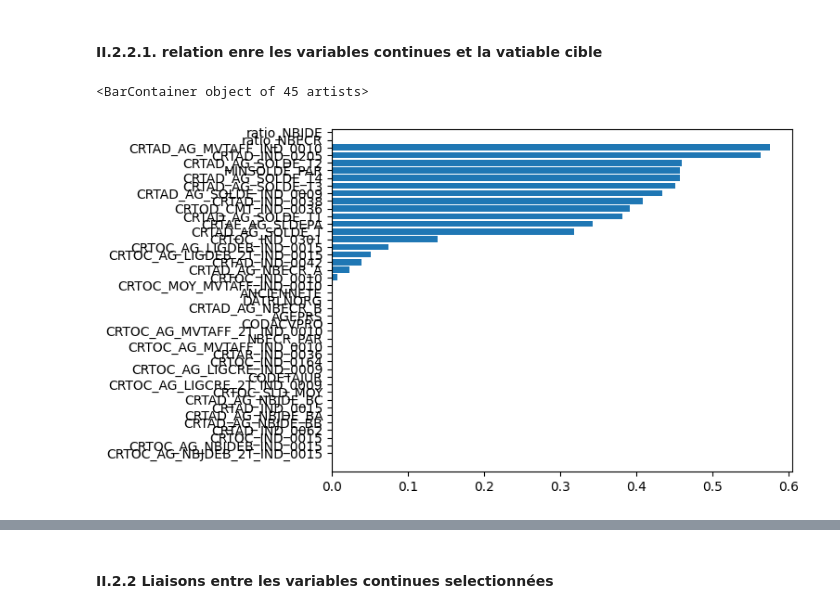
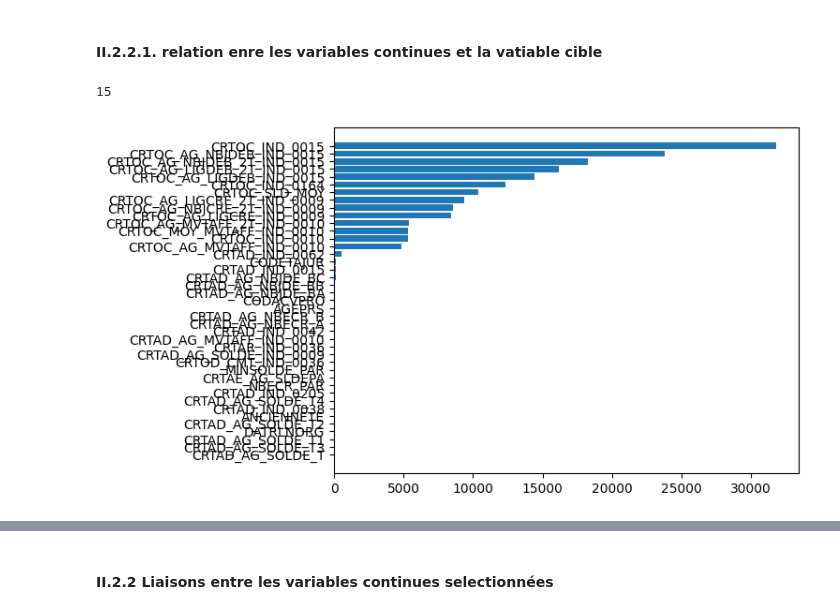
Before and after one commit to cheryl-kdio/Scoring-pj, a Jupyter notebook: desc.ipynb, the cells around one changed output, grey strips where cells are left out. Cells and saved outputs as stored; diff of their text form; code cells hidden in the pictures.

```diff
--- a/desc.ipynb
+++ b/desc.ipynb
@@ -535,4 +543,5 @@ X_train['r_ma_deb'] = np.where(
     np.nan
 )
 
-cont_vars = pre_cont_vars + ['evol_NBECR', 'evol_NBJDE', 'evol_line_deb_cr', 'r_ma_deb']
+new_vars_a_dis = ['evol_NBECR', 'evol_NBJDE', 'evol_line_deb_cr', 'r_ma_deb']
+cont_vars = pre_cont_vars
@@ -765,13 +752,15 @@ Question à poser : En regréssion logistique, on ne souhaite que chasser les li
 ### Pour les variables continues contenues dans cont_vars, nous allons effectuer un test d'ANOVA pour vérifier si les moyennes des groupes sont égales
 
 importlib.reload(functions)
-anova_results=functions.perform_anova(X_train, cont_vars, cible)
+anova_results=functions.perform_anova(X_train, cont_vars, cible).sort_values(by = "Stat", ascending=True).round(3)
-# %%
-anova_results
-plt.barh(anova_results['Variable'][1:], anova_results['p-value'][1:])
-# %% [output]
-<BarContainer object of 45 artists>
-[figure, removed]
+# %%
+plt.barh(anova_results['Columns'][1:], anova_results['Stat'][1:])
+signif_conti_var_anova=anova_results[anova_results['Stat']>150]['Columns']
+
+len(signif_conti_var_anova)
+# %% [output]
+15
+[figure, added]
 # %%
 # Affichons les statistiques de test des variables continues rangées par ordre decroissant
 """results_df = pd.DataFrame(anova_results)
```
Also changed, not shown: parts of 24 cells of this notebook, 1 other file.
